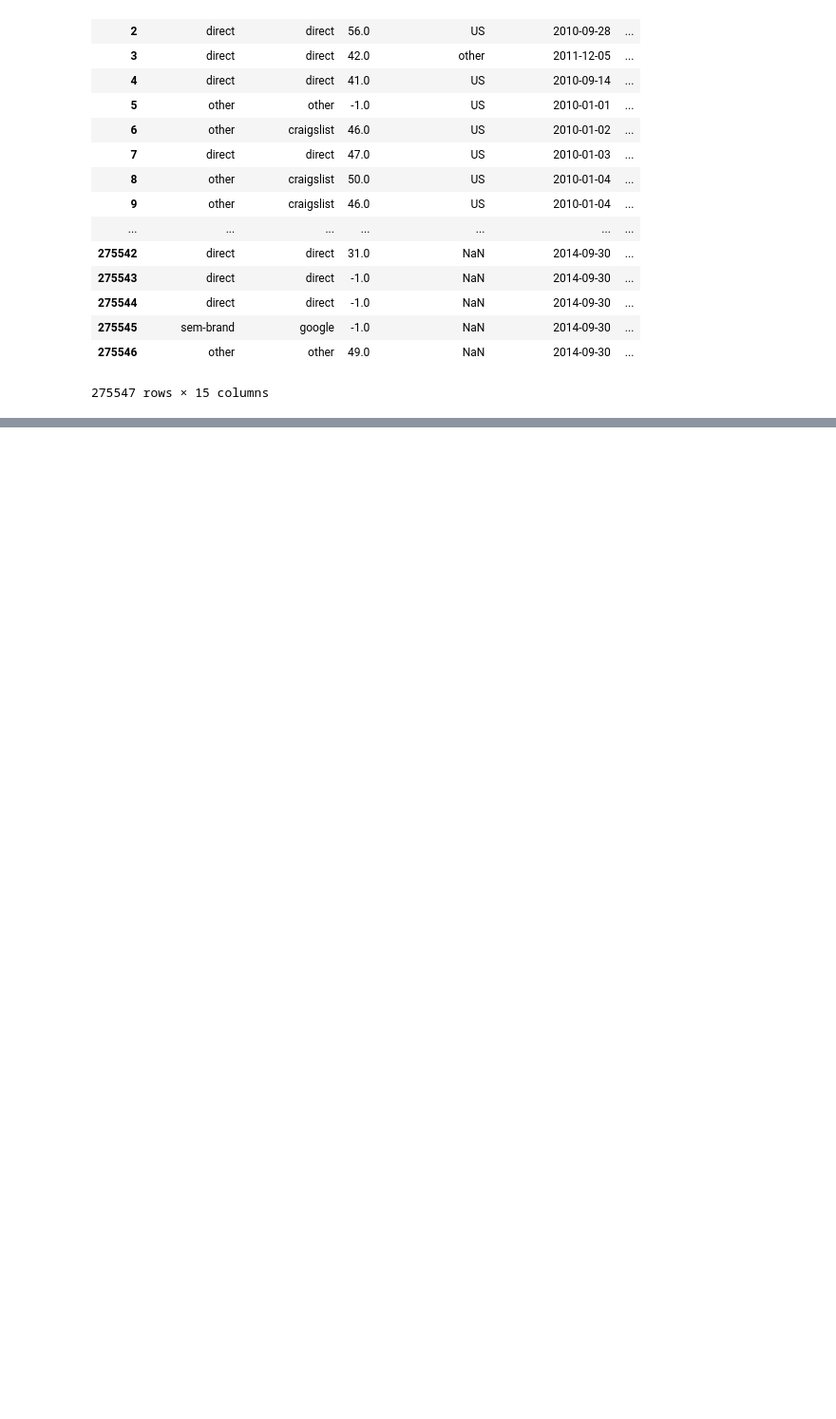
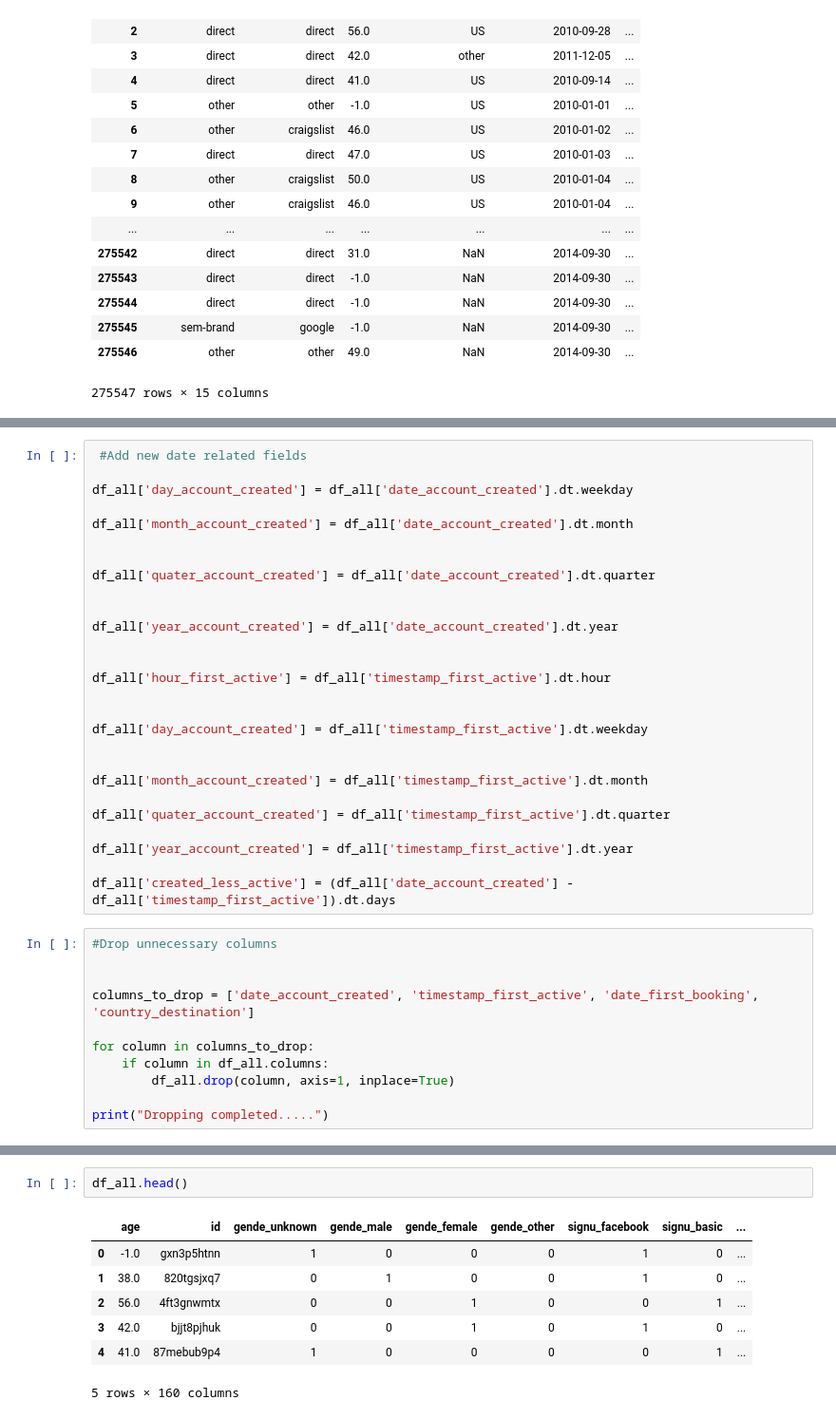
Before and after one commit to LoneWalker97/DMALab, a Jupyter notebook: Lab1/Lab1_Traveler_Data_Preprocessing.ipynb, the cells around one changed output, grey strips where cells are left out. Shown: that part at 95% size. Cells and saved outputs as stored; diff of their text form; blank space fills up the shorter version.

```diff
--- a/Lab1/Lab1_Traveler_Data_Preprocessing.ipynb
+++ b/Lab1/Lab1_Traveler_Data_Preprocessing.ipynb
@@ -112,0 +136,38 @@ df_all
+# %%
+ #Add new date related fields
+
+df_all['day_account_created'] = df_all['date_account_created'].dt.weekday
+
+df_all['month_account_created'] = df_all['date_account_created'].dt.month
+
+
+df_all['quater_account_created'] = df_all['date_account_created'].dt.quarter
+
+
+df_all['year_account_created'] = df_all['date_account_created'].dt.year
+
+
+df_all['hour_first_active'] = df_all['timestamp_first_active'].dt.hour
+
+
+df_all['day_account_created'] = df_all['timestamp_first_active'].dt.weekday
+
+
+df_all['month_account_created'] = df_all['timestamp_first_active'].dt.month
+
+df_all['quater_account_created'] = df_all['timestamp_first_active'].dt.quarter
+
+df_all['year_account_created'] = df_all['timestamp_first_active'].dt.year
+
+df_all['created_less_active'] = (df_all['date_account_created'] - df_all['timestamp_first_active']).dt.days
+# %%
+#Drop unnecessary columns
+
+
+columns_to_drop = ['date_account_created', 'timestamp_first_active', 'date_first_booking', 'country_destination']
+
+for column in columns_to_drop:
+    if column in df_all.columns:
+        df_all.drop(column, axis=1, inplace=True)
+
+print("Dropping completed.....")
@@ -112,0 +184,10 @@ df_all
+# %%
+df_all.head()
+# %% [output]
+|  | age | id | gende_unknown | gende_male | gende_female | gende_other | signu_facebook | signu_basic | ... |
+| 0 | -1.0 | gxn3p5htnn | 1 | 0 | 0 | 0 | 1 | 0 | ... |
+| 1 | 38.0 | 820tgsjxq7 | 0 | 1 | 0 | 0 | 1 | 0 | ... |
+| 2 | 56.0 | 4ft3gnwmtx | 0 | 0 | 1 | 0 | 0 | 1 | ... |
+| 3 | 42.0 | bjjt8pjhuk | 0 | 0 | 1 | 0 | 1 | 0 | ... |
+| 4 | 41.0 | 87mebub9p4 | 1 | 0 | 0 | 0 | 0 | 1 | ... |
+5 rows × 160 columns
```
Also changed, not shown: parts of 9 cells of this notebook.
